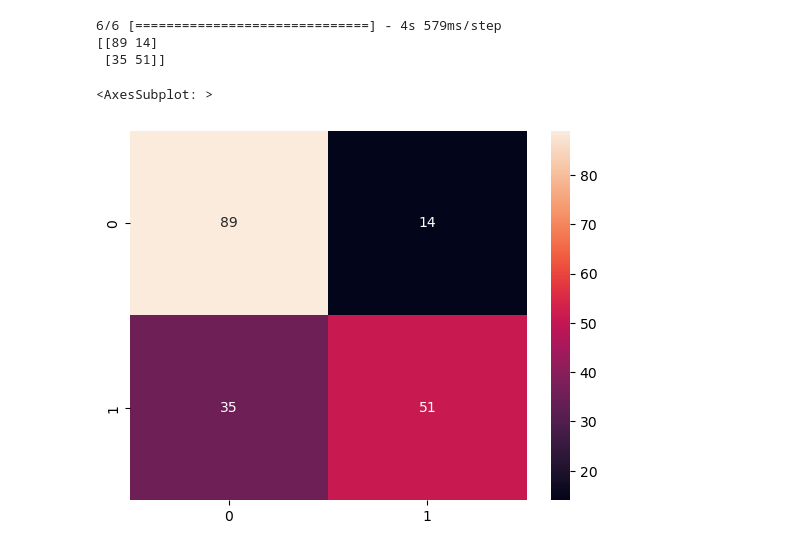
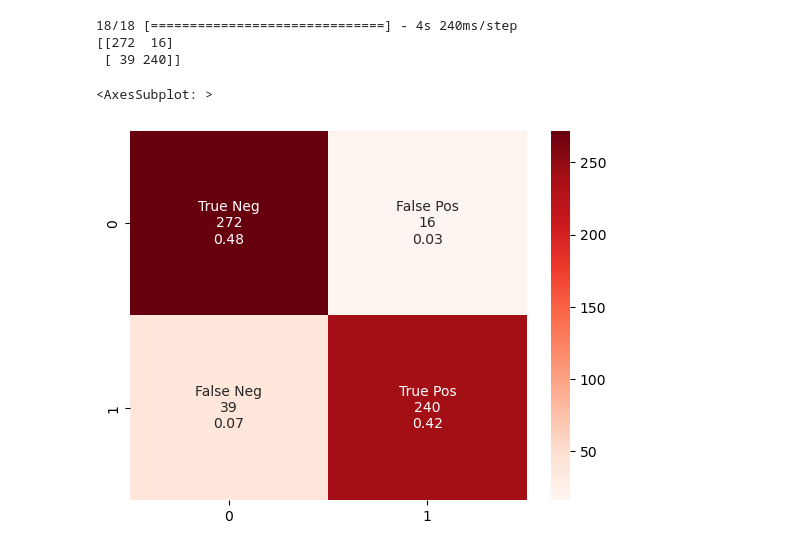
Before and after one commit to ArtemChemist/W207-spring-23-anoop-sneha-art, a Jupyter notebook: 128-16filt_ext_train set.ipynb, the cells around one changed output. Cells and saved outputs as stored; diff of their text form; code cells hidden in the pictures.

```diff
--- a/128-16filt_ext_train set.ipynb
+++ b/128-16filt_ext_train set.ipynb
@@ -21,18 +21,17 @@ Filters = 16
 # %%
 # Set up folder, unless it is already set up
 p = os.path.abspath('.')
-output_dir = os.path.join(p, f'{SIZE}')
-if not os.path.exists(output_dir):
-    os.mkdir(output_dir)
-    print(f"{output_dir} created")
+resized_dir = os.path.join(p, f'{SIZE}')
+if not os.path.exists(resized_dir):
+    os.mkdir(resized_dir)
+    print(f"{resized_dir} created")
 else:
-    print(f"{output_dir} already exists")
-output_dir = output_dir
+    print(f"{resized_dir} already exists")
 
 # Resize images and write them into folder, unless they are alrady there
 for file in glob.glob('./Thresholded/*'):
 	filename = file.split('/')[-1]
-	new_name = os.path.join(output_dir, filename)
+	new_name = os.path.join(resized_dir, filename)
 	if not os.path.exists(new_name):
 		img = cv2.imread(file, cv2.IMREAD_COLOR)
 		img = cv2.resize(img, (SIZE,SIZE))
@@ -42,7 +41,7 @@ for file in glob.glob('./Thresholded/*'):
 image_names = []
 labels = []
 
-for file in glob.glob(f'{output_dir}/*.jpg'):
+for file in glob.glob(f'{resized_dir}/*.jpg'):
 	filename = file.split('/')[-1]
 	num_colonies = int(filename.split('-')[2].strip().split('.')[0])
 	if num_colonies == 0:
@@ -68,14 +67,10 @@ print(f'Full dataset: {num_pos} images with bacteria and {num_neg} without')
 #  For that:
 #  (1) Index files of randomly selected negative images
 np.random.seed(0) # For reproducibility
-idx = np.random.choice(np.arange(neg_im_files.shape[0]), num_pos, replace = False)
+idx = np.random.choice(np.arange(neg_im_files.shape[0]), 3*num_pos, replace = False)
 #  (2) Apply this index to the array of image names
 neg_selected_files = neg_im_files[idx]
-#  (3) Make a full set of file names, with X and y, not split into train.test yet
-X_files = np.concatenate((pos_im_files,neg_selected_files), axis =0)
-y = np.concatenate((np.ones(num_pos), np.zeros(neg_selected_files.shape[0])))
-
-print(f"Balanced dataset: X: {X_files.shape}, y: {y.shape}")
+print(f"{pos_im_files.shape[0]}pos selected and {neg_selected_files.shape[0]} negative selected")
 # %% [output]
 /home/art_usr/source_code/CFU_counter/128 already exists
 Full dataset: 315 images with bacteria and 3428 without
@@ -195,7 +212,7 @@ class EarlyStoppingAtAccuracy(Callback):
             print(f"\nStopping training: Validation accuracy reached {self.threshold:.2f}")
 
 # Set the desired accuracy threshold
-accuracy_threshold = 0.72
+accuracy_threshold = 0.9
 acc_hist = []
 
 # Create the early stopping callback
@@ -288,17 +305,22 @@ plt.show()
 # %%
 prediction_NN = cnn_model.predict(x_test)
 prediction_NN = np.argmax(prediction_NN, axis=-1)
 
 from sklearn.metrics import confusion_matrix
 cm = confusion_matrix(y_test, prediction_NN)
-print(cm)
-sns.heatmap(cm, annot=True)
+group_names = ['True Neg','False Pos','False Neg','True Pos']
+group_counts = [f'{value}' for value in cm.flatten()]
+group_percentages = [f'{value:.2f}' for value in cm.flatten()/np.sum(cm)]
+labels = [f'{v1}\n{v2}\n{v3}' for v1, v2, v3 in
+          zip(group_names,group_counts,group_percentages)]
+labels = np.asarray(labels).reshape(2,2)
+sns.heatmap(cm, annot=labels, fmt='', cmap='Reds')
 # %% [output]
-6/6 [==============================] - 4s 579ms/step
-[[89 14]
- [35 51]]
+18/18 [==============================] - 4s 240ms/step
+[[272  16]
+ [ 39 240]]
 <AxesSubplot: >
-[figure, old version]
+[figure, new version]
 # %%
 
 #  RANDOM FOREST PART
```
Also changed, not shown: parts of 12 cells of this notebook, 33 other files.
